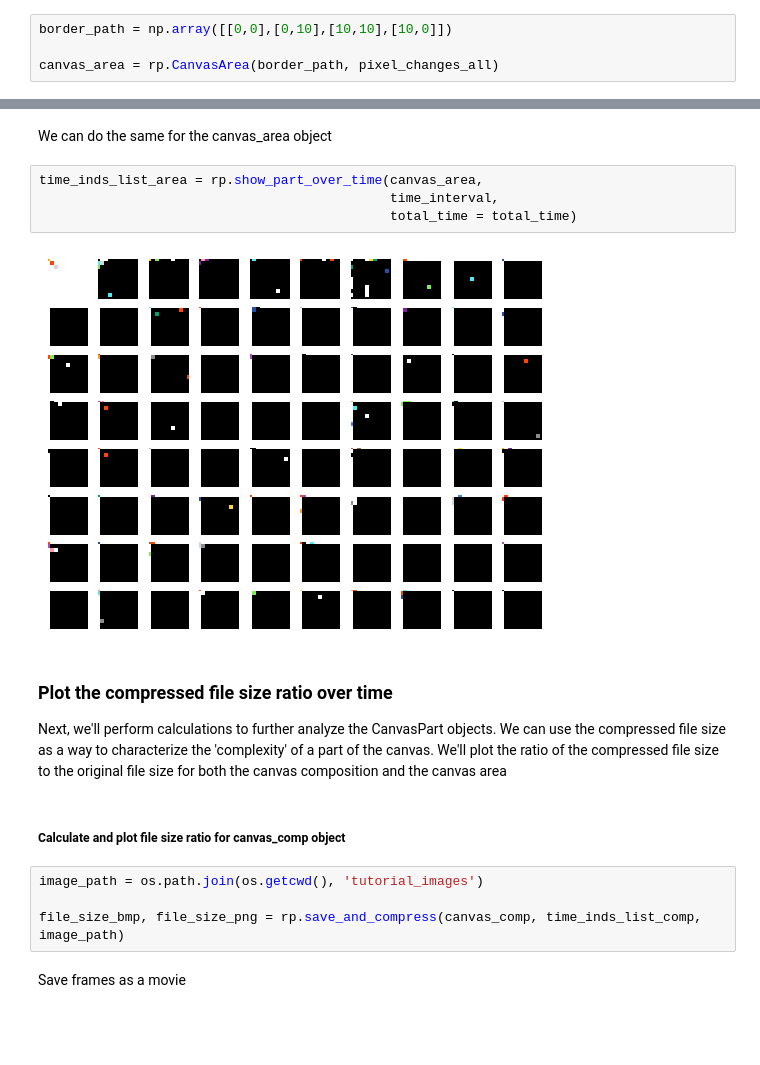
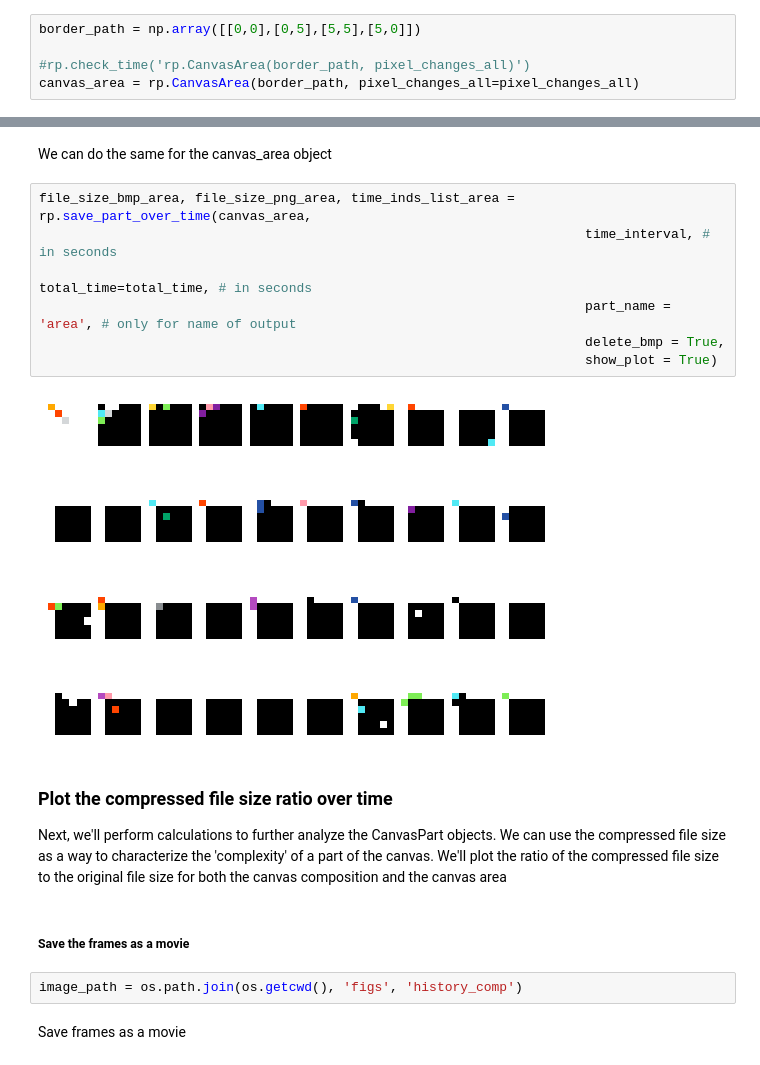
Before and after one commit to AnnieStephenson/r-place-emergence, a Jupyter notebook: tutorial.ipynb, the cells around one changed output, grey strips where cells are left out. Cells and saved outputs as stored; diff of their text form; blank space fills up the shorter version.

```diff
--- a/tutorial.ipynb
+++ b/tutorial.ipynb
@@ -71,9 +72,10 @@ Canvas composition y coordinates:
 To define a CanvasArea object, you must supply the border path and the pixel changes from the npz file.
 The border path is a numpy array of x,y points that form the path of the border of the canvas
 # %%
-border_path = np.array([[0,0],[0,10],[10,10],[10,0]])
+border_path = np.array([[0,0],[0,5],[5,5],[5,0]])
 
-canvas_area = rp.CanvasArea(border_path, pixel_changes_all)
+#rp.check_time('rp.CanvasArea(border_path, pixel_changes_all)')
+canvas_area = rp.CanvasArea(border_path, pixel_changes_all=pixel_changes_all)
 # %%
 print('Canvas area pixel changes: \n' + str(canvas_area.pixel_changes) + '\n \n')
 print('Canvas area border path: \n' + str(canvas_area.border_path) + '\n \n')
@@ -117,21 +122,22 @@ time_inds_list_comp = rp.show_part_over_time(canvas_comp,
 # %% [markdown]
 We can do the same for the canvas_area object
-# %%
-time_inds_list_area = rp.show_part_over_time(canvas_area,
-                                             time_interval,
-                                             total_time = total_time)
-# %% [output]
-[figure, removed]
+# %%
+file_size_bmp_area, file_size_png_area, time_inds_list_area = rp.save_part_over_time(canvas_area,
+                                                                      time_interval, # in seconds
+                                                                      total_time=total_time, # in seconds
+                                                                      part_name = 'area', # only for name of output
+                                                                      delete_bmp = True,
+                                                                      show_plot = True)
+# %% [output]
+[figure, added]
 # %% [markdown]
 ### Plot the compressed file size ratio over time
 
 Next, we'll perform calculations to further analyze the CanvasPart objects. We can use the compressed file size as a way to characterize the 'complexity' of a part of the canvas. We'll plot the ratio of the compressed file size to the original file size for both the canvas composition and the canvas area
-# %% [markdown]
-##### Calculate and plot file size ratio for canvas_comp object
+# %% [markdown]
+##### Save the frames as a movie
 # %%
-image_path = os.path.join(os.getcwd(), 'tutorial_images')
-
-file_size_bmp, file_size_png = rp.save_and_compress(canvas_comp, time_inds_list_comp, image_path)
+image_path = os.path.join(os.getcwd(), 'figs', 'history_comp')
 # %% [markdown]
 Save frames as a movie
 # %%
```
Also changed, not shown: parts of 14 cells of this notebook, 1 other file.
